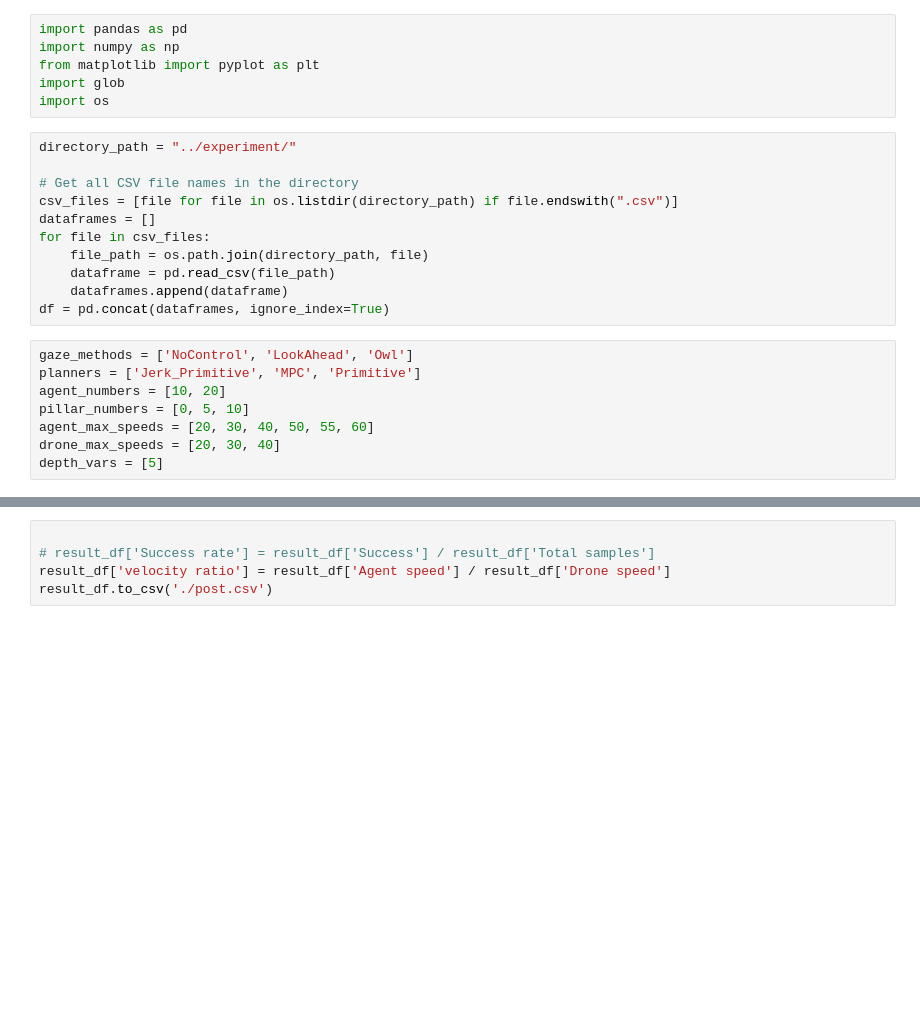
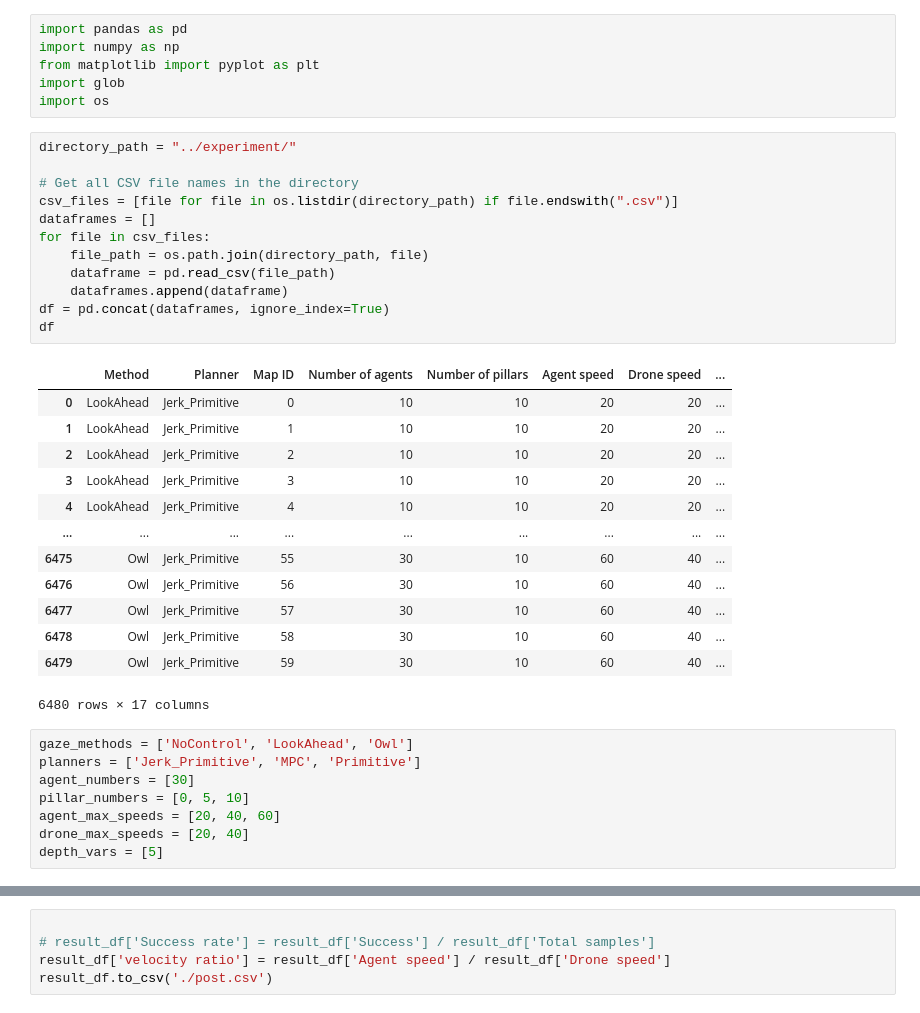
Before and after one commit to smoggy-P/gym-Drone2D-ActivePerception, a Jupyter notebook: script/result_analysis.ipynb, the cells around one changed output, grey strips where cells are left out. Drawn from its saved outputs; the diff is of its cells as text; blank space fills up the shorter version.

```diff
--- a/script/result_analysis.ipynb
+++ b/script/result_analysis.ipynb
@@ -7,21 +7,36 @@ import os
 # %%
 directory_path = "../experiment/"
 
 # Get all CSV file names in the directory
 csv_files = [file for file in os.listdir(directory_path) if file.endswith(".csv")]
 dataframes = []
 for file in csv_files:
     file_path = os.path.join(directory_path, file)
     dataframe = pd.read_csv(file_path)
     dataframes.append(dataframe)
 df = pd.concat(dataframes, ignore_index=True)
+df
+# %% [output]
+|  | Method | Planner | Map ID | Number of agents | Number of pillars | Agent speed | Drone speed | ... |
+| 0 | LookAhead | Jerk_Primitive | 0 | 10 | 10 | 20 | 20 | ... |
+| 1 | LookAhead | Jerk_Primitive | 1 | 10 | 10 | 20 | 20 | ... |
+| 2 | LookAhead | Jerk_Primitive | 2 | 10 | 10 | 20 | 20 | ... |
+| 3 | LookAhead | Jerk_Primitive | 3 | 10 | 10 | 20 | 20 | ... |
+| 4 | LookAhead | Jerk_Primitive | 4 | 10 | 10 | 20 | 20 | ... |
+| ... | ... | ... | ... | ... | ... | ... | ... | ... |
+| 6475 | Owl | Jerk_Primitive | 55 | 30 | 10 | 60 | 40 | ... |
+| 6476 | Owl | Jerk_Primitive | 56 | 30 | 10 | 60 | 40 | ... |
+| 6477 | Owl | Jerk_Primitive | 57 | 30 | 10 | 60 | 40 | ... |
+| 6478 | Owl | Jerk_Primitive | 58 | 30 | 10 | 60 | 40 | ... |
+| 6479 | Owl | Jerk_Primitive | 59 | 30 | 10 | 60 | 40 | ... |
+6480 rows × 17 columns
 # %%
 gaze_methods = ['NoControl', 'LookAhead', 'Owl']
 planners = ['Jerk_Primitive', 'MPC', 'Primitive']
-agent_numbers = [10, 20]
+agent_numbers = [30]
 pillar_numbers = [0, 5, 10]
-agent_max_speeds = [20, 30, 40, 50, 55, 60]
-drone_max_speeds = [20, 30, 40]
+agent_max_speeds = [20, 40, 60]
+drone_max_speeds = [20, 40]
 depth_vars = [5]
 # %%
 result_df = pd.DataFrame([], columns=['Method',
```
Also changed, not shown: parts of 3 cells of this notebook, 3 other files.
